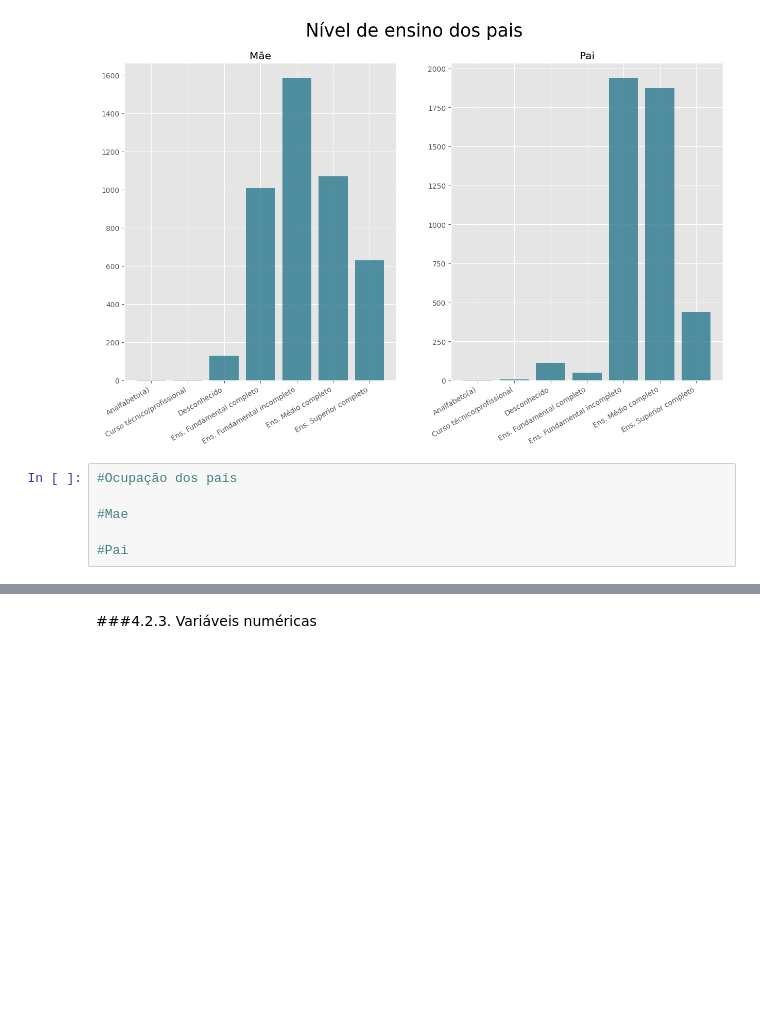
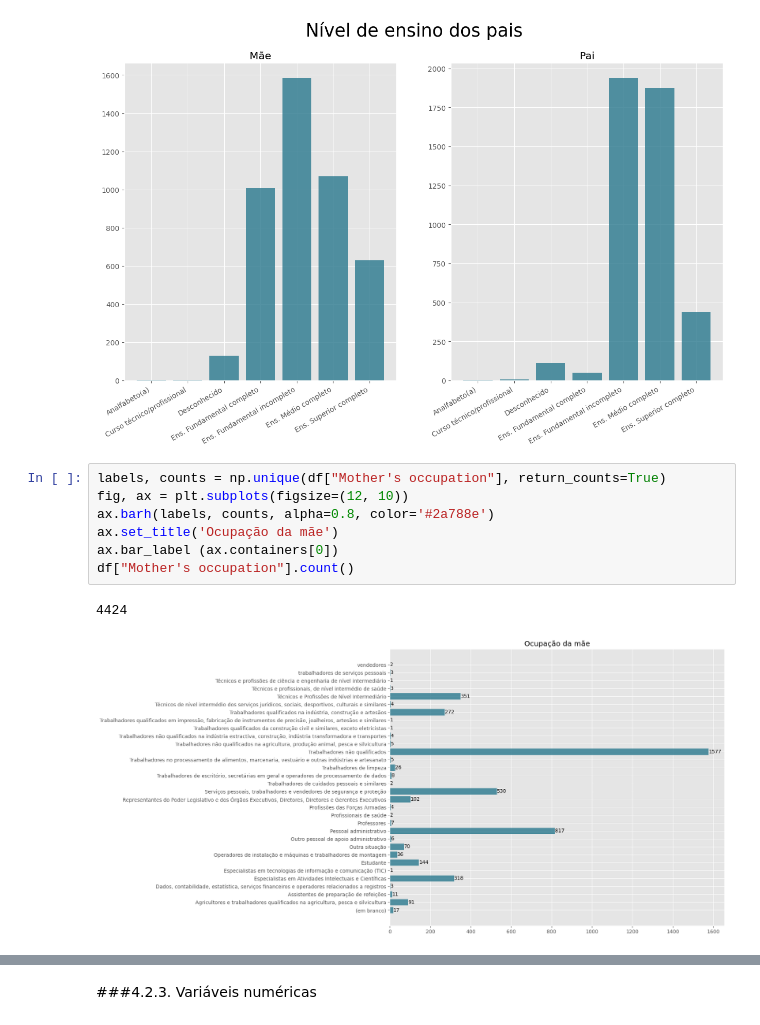
Before and after one commit to VitorZe/Predizer-Abandono-e-Sucesso-Acad-mico, a Jupyter notebook: PUC_Rio;_Análise_de_dados_e_Boas_Práticas;_MVP;_José_Vitor_de_Lima_Neto.ipynb, the cells around one changed output, grey strips where cells are left out. Saved outputs shown, nothing was run; the diff lists cells and outputs as text; blank space fills up the shorter version.

```diff
--- a/PUC_Rio;_Análise_de_dados_e_Boas_Práticas;_MVP;_José_Vitor_de_Lima_Neto.ipynb
+++ b/PUC_Rio;_Análise_de_dados_e_Boas_Práticas;_MVP;_José_Vitor_de_Lima_Neto.ipynb
@@ -300,9 +300,13 @@ axs[1].set_xticklabels(labelsP, rotation=30, ha='right')
  Text(5, 0, 'Ens. Médio completo'),
  Text(6, 0, 'Ens. Superior completo')]
 [figure]
-# %%
-#Ocupação dos pais
-
-#Mae
-
-#Pai
+# %%
+labels, counts = np.unique(df["Mother's occupation"], return_counts=True)
+fig, ax = plt.subplots(figsize=(12, 10))
+ax.barh(labels, counts, alpha=0.8, color='#2a788e')
+ax.set_title('Ocupação da mãe')
+ax.bar_label (ax.containers[0])
+df["Mother's occupation"].count()
+# %% [output]
+4424
+[figure, added]
```
Also changed, not shown: parts of 1 cell of this notebook.
